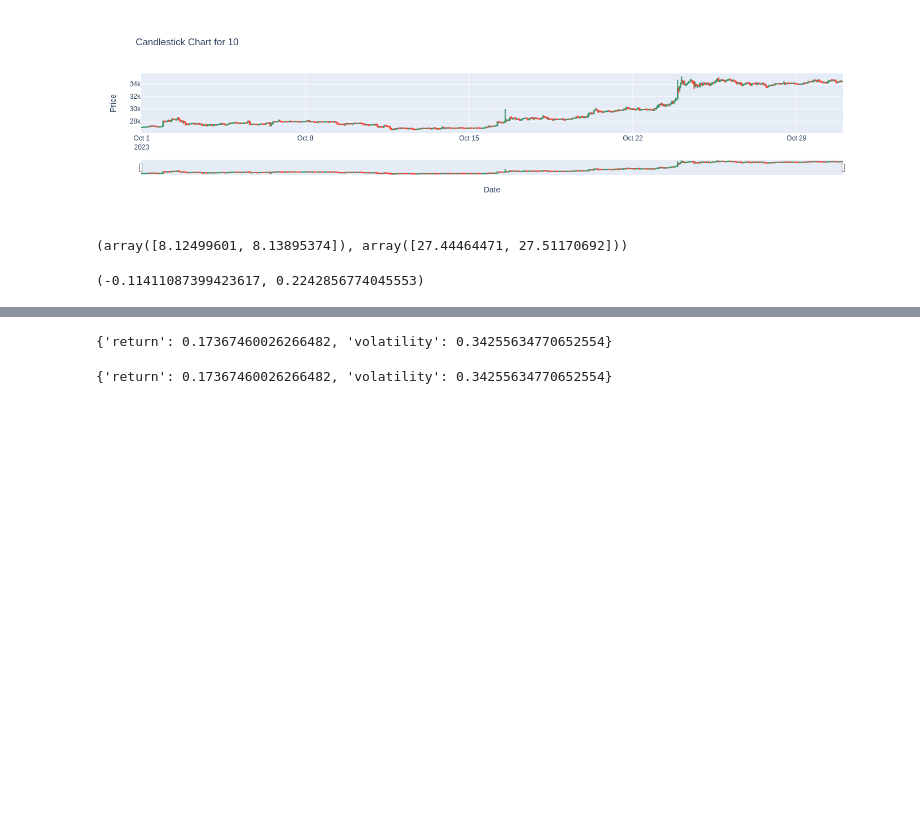
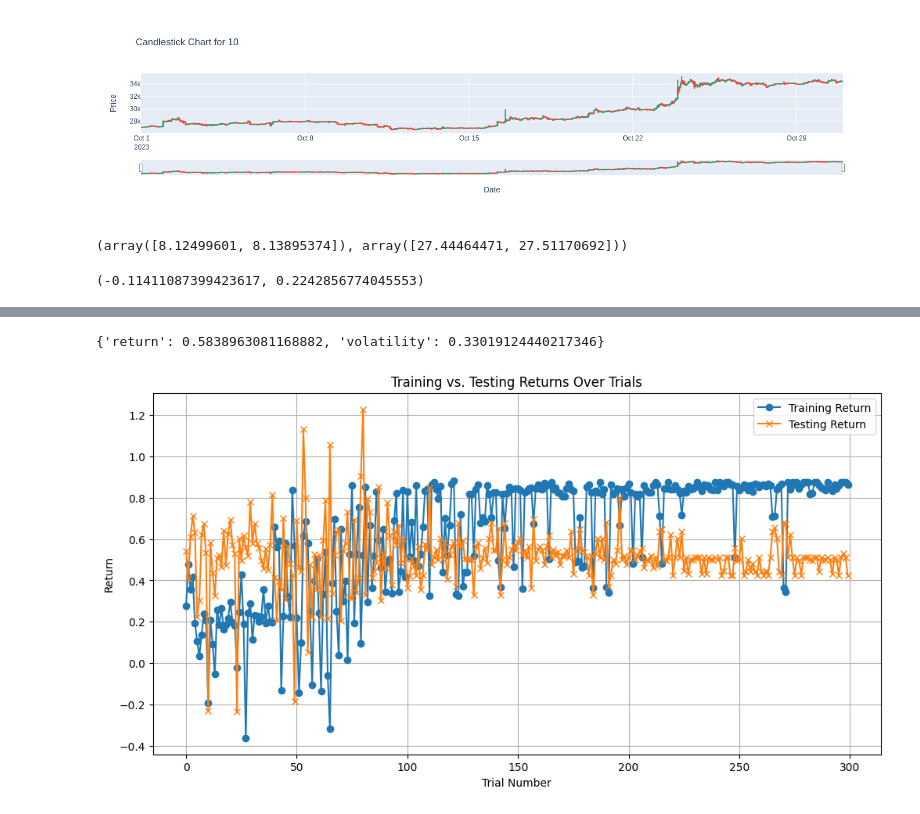
Before and after one commit to BullionBear/crypto-backtest, a Jupyter notebook: notebooks/6_two_plane_solution.ipynb, the cells around one changed output, grey strips where cells are left out. Cells and saved outputs as stored; diff of their text form; code cells hidden in the pictures; blank space fills up the shorter version.

```diff
--- a/notebooks/6_two_plane_solution.ipynb
+++ b/notebooks/6_two_plane_solution.ipynb
@@ -317,5 +317,4 @@ Trial 5, Testing Set Performance: {'return': 0.061921356383964364, 'volatility':
 # %%
-handler = ObjectiveHandler(p_test, test, 'macd', 'macdsignal')
 best_params = study.best_params
 u = np.array([best_params['u1'], best_params['u2']])
 u = u / np.sqrt(u @ u)
@@ -323,19 +322,36 @@ v = np.array([best_params['v1'], best_params['v2']])
 v = v / np.sqrt(v @ v)
 best_value = study.best_value
 best_value
-handler.spot_statistics(u, v)
+handler_testing.spot_statistics(u, v)
 # handler.spot_objective(u, v)
 # %% [output]
-{'return': 0.17367460026266482, 'volatility': 0.34255634770652554}
+{'return': 0.5838963081168882, 'volatility': 0.33019124440217346}
 # %%
-handler = ObjectiveHandler(p, test, 'macd', 'macdsignal')
-best_params = study.best_params
-u = np.array([best_params['u1'], best_params['u2']])
-u = u / np.sqrt(u @ u)
-v = np.array([best_params['v1'], best_params['v2']])
-v = v / np.sqrt(v @ v)
-best_value = study.best_value
-best_value
-handler.spot_statistics(u, v)
+import pandas as pd
+import matplotlib.pyplot as plt
+
+# Assuming trial_performance['training'] and trial_performance['testing']
+# are your data dictionaries for training and testing performance respectively
+training_df = pd.DataFrame(trial_performance['training'])
+testing_df = pd.DataFrame(trial_performance['testing'])
+
+# Ensure that the indices of both DataFrames are aligned for comparison
+# This step assumes the rows correspond to the same trial numbers or epochs
+training_df = training_df.reset_index(drop=True)
+testing_df = testing_df.reset_index(drop=True)
+
+# Plotting
+plt.figure(figsize=(12, 6))
+
+plt.plot(training_df.index, training_df['return'], label='Training Return', marker='o')
+plt.plot(testing_df.index, testing_df['return'], label='Testing Return', marker='x')
+
+plt.title('Training vs. Testing Returns Over Trials')
+plt.xlabel('Trial Number')
+plt.ylabel('Return')
+plt.legend()
+plt.grid(True)
+
+plt.show()
 # %% [output]
-{'return': 0.17367460026266482, 'volatility': 0.34255634770652554}
+[figure, added]
```
Also changed, not shown: parts of 2 cells of this notebook, 3 other files.
